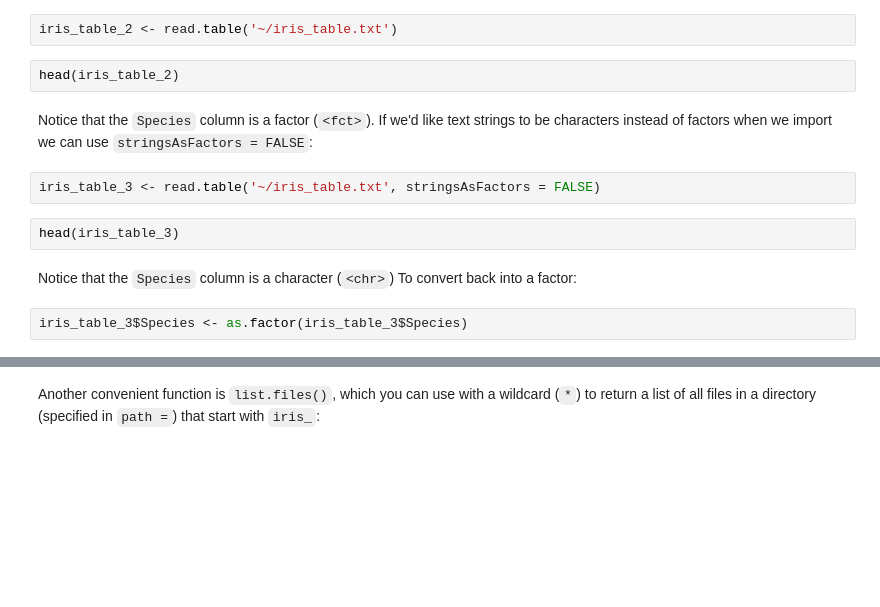
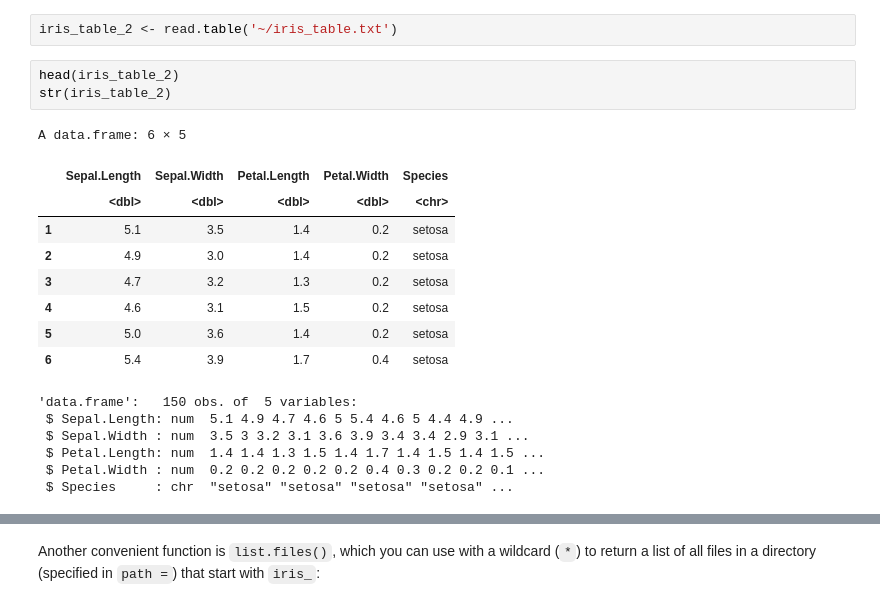
Before and after one commit to compbiocore/ccv_bootcamp_R, a Jupyter notebook: R_Bootcamp_Intro_R.ipynb, the cells around one changed output, grey strips where cells are left out. Cells and saved outputs as stored; diff of their text form; blank space fills up the shorter version.

```diff
--- a/R_Bootcamp_Intro_R.ipynb
+++ b/R_Bootcamp_Intro_R.ipynb
@@ -736,14 +951,20 @@ Use `read.table()` to pull data into R:
 iris_table_2 <- read.table('~/iris_table.txt')
 # %%
 head(iris_table_2)
+str(iris_table_2)
+# %% [output]
+A data.frame: 6 × 5
+|  | Sepal.Length | Sepal.Width | Petal.Length | Petal.Width | Species |
+|  | <dbl> | <dbl> | <dbl> | <dbl> | <chr> |
+| 1 | 5.1 | 3.5 | 1.4 | 0.2 | setosa |
+| 2 | 4.9 | 3.0 | 1.4 | 0.2 | setosa |
+| 3 | 4.7 | 3.2 | 1.3 | 0.2 | setosa |
+| 4 | 4.6 | 3.1 | 1.5 | 0.2 | setosa |
+| 5 | 5.0 | 3.6 | 1.4 | 0.2 | setosa |
+| 6 | 5.4 | 3.9 | 1.7 | 0.4 | setosa |
+'data.frame':   150 obs. of  5 variables:
+ $ Sepal.Length: num  5.1 4.9 4.7 4.6 5 5.4 4.6 5 4.4 4.9 ...
+ $ Sepal.Width : num  3.5 3 3.2 3.1 3.6 3.9 3.4 3.4 2.9 3.1 ...
+ $ Petal.Length: num  1.4 1.4 1.3 1.5 1.4 1.7 1.4 1.5 1.4 1.5 ...
+ $ Petal.Width : num  0.2 0.2 0.2 0.2 0.2 0.4 0.3 0.2 0.2 0.1 ...
+ $ Species     : chr  "setosa" "setosa" "setosa" "setosa" ...
-# %% [markdown]
-Notice that the `Species` column is a factor (`<fct>`). If we'd like text strings to be characters instead of factors when we import we can use `stringsAsFactors = FALSE`:
-# %%
-iris_table_3 <- read.table('~/iris_table.txt', stringsAsFactors = FALSE)
-# %%
-head(iris_table_3)
-# %% [markdown]
-Notice that the `Species` column is a character (`<chr>`)
-To convert back into a factor:
-# %%
-iris_table_3$Species <- as.factor(iris_table_3$Species)
```
Also changed, not shown: parts of 83 cells of this notebook.
